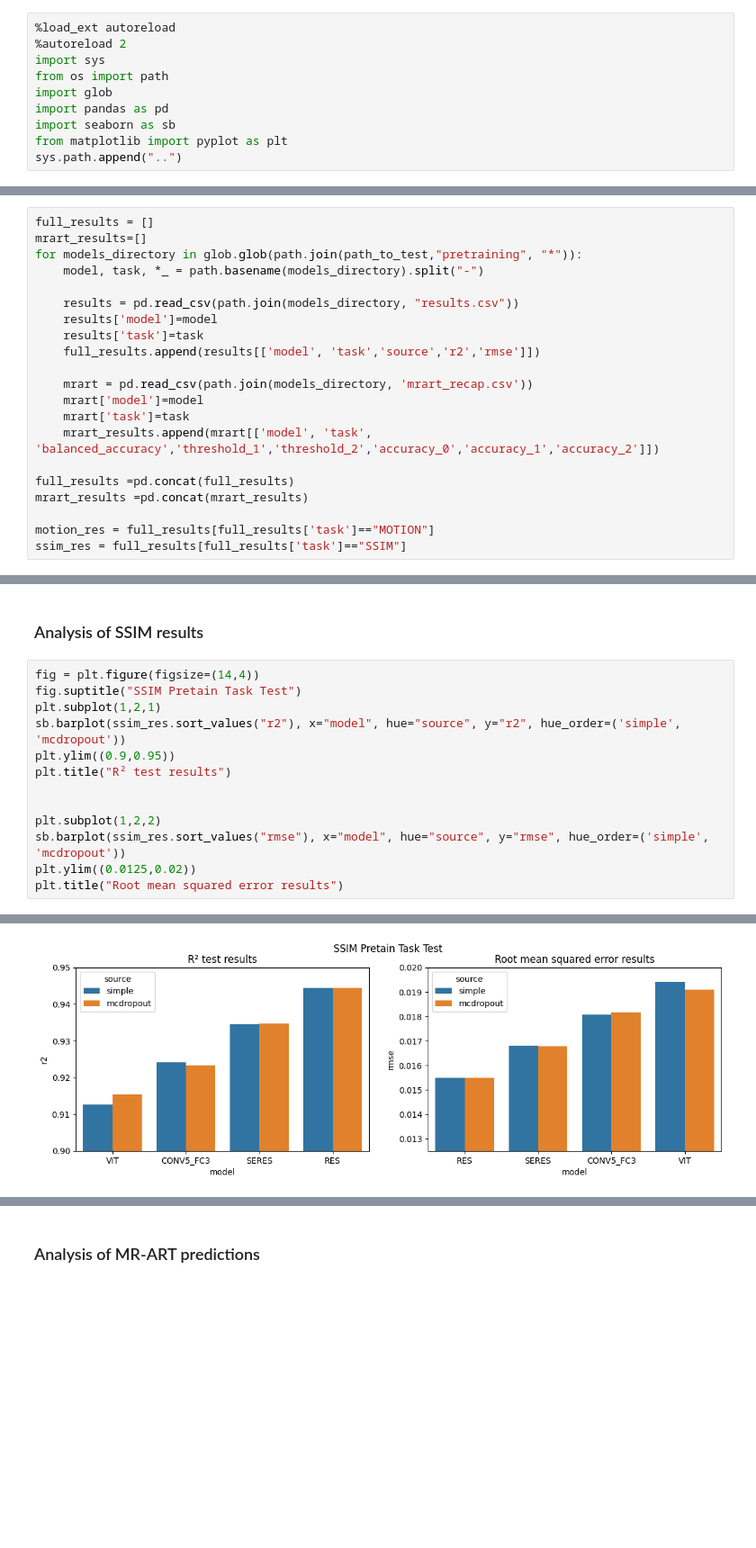
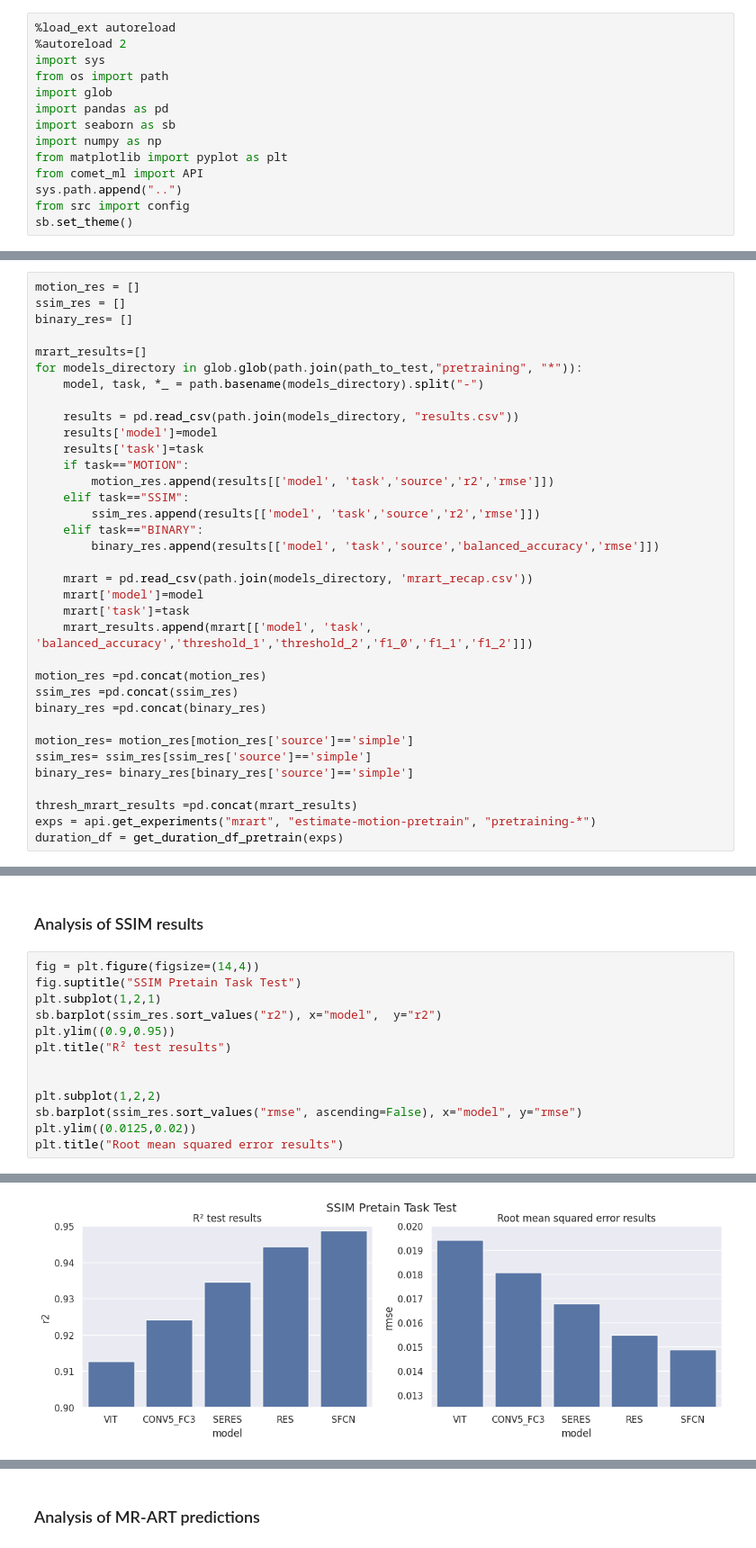
Before and after one commit to chbricout/motiondetector, a Jupyter notebook: notebooks/test_models.ipynb, the cells around one changed output, grey strips where cells are left out. Shown at 90% size. Saved outputs shown, nothing was run; the diff lists cells and outputs as text; blank space fills up the shorter version.

Commit message:
Changing unbalanced configuration

```diff
--- a/notebooks/test_models.ipynb
+++ b/notebooks/test_models.ipynb
@@ -6,5 +6,9 @@ from os import path
 import glob
 import pandas as pd
 import seaborn as sb
+import numpy as np
 from matplotlib import pyplot as plt
+from comet_ml import API
 sys.path.append("..")
+from src import config
+sb.set_theme()
@@ -17,7 +66,10 @@ path_to_test="../test_report"
 # %% [markdown]
 First we will aggregate the results csv obtained on each pretrained model when running `cli.py test pretrain`
 # %%
-full_results = []
+motion_res = []
+ssim_res = []
+binary_res= []
+
 mrart_results=[]
 for models_directory in glob.glob(path.join(path_to_test,"pretraining", "*")):
     model, task, *_ = path.basename(models_directory).split("-")
@@ -25,15 +77,26 @@ for models_directory in glob.glob(path.join(path_to_test,"pretraining", "*")):
     results = pd.read_csv(path.join(models_directory, "results.csv"))
     results['model']=model
     results['task']=task
-    full_results.append(results[['model', 'task','source','r2','rmse']])
+    if task=="MOTION":
+        motion_res.append(results[['model', 'task','source','r2','rmse']])
+    elif task=="SSIM":
+        ssim_res.append(results[['model', 'task','source','r2','rmse']])
+    elif task=="BINARY":
+        binary_res.append(results[['model', 'task','source','balanced_accuracy','rmse']])
 
     mrart = pd.read_csv(path.join(models_directory, 'mrart_recap.csv'))
     mrart['model']=model
     mrart['task']=task
-    mrart_results.append(mrart[['model', 'task', 'balanced_accuracy','threshold_1','threshold_2','accuracy_0','accuracy_1','accuracy_2']])
+    mrart_results.append(mrart[['model', 'task', 'balanced_accuracy','threshold_1','threshold_2','f1_0','f1_1','f1_2']])
 
-full_results =pd.concat(full_results)
-mrart_results =pd.concat(mrart_results)
+motion_res =pd.concat(motion_res)
+ssim_res =pd.concat(ssim_res)
+binary_res =pd.concat(binary_res)
 
-motion_res = full_results[full_results['task']=="MOTION"]
-ssim_res = full_results[full_results['task']=="SSIM"]
+motion_res= motion_res[motion_res['source']=='simple']
+ssim_res= ssim_res[ssim_res['source']=='simple']
+binary_res= binary_res[binary_res['source']=='simple']
+
+thresh_mrart_results =pd.concat(mrart_results)
+exps = api.get_experiments("mrart", "estimate-motion-pretrain", "pretraining-*")
+duration_df = get_duration_df_pretrain(exps)
@@ -67,16 +124,16 @@ Text(0.5, 1.0, 'Root mean squared error test results')
 # %%
 fig = plt.figure(figsize=(14,4))
 fig.suptitle("SSIM Pretain Task Test")
 plt.subplot(1,2,1)
-sb.barplot(ssim_res.sort_values("r2"), x="model", hue="source", y="r2", hue_order=('simple', 'mcdropout'))
+sb.barplot(ssim_res.sort_values("r2"), x="model",  y="r2")
 plt.ylim((0.9,0.95))
 plt.title("R² test results")
 
 
 plt.subplot(1,2,2)
-sb.barplot(ssim_res.sort_values("rmse"), x="model", hue="source", y="rmse", hue_order=('simple', 'mcdropout'))
+sb.barplot(ssim_res.sort_values("rmse", ascending=False), x="model", y="rmse")
 plt.ylim((0.0125,0.02))
 plt.title("Root mean squared error results")
 # %% [output]
 Text(0.5, 1.0, 'Root mean squared error results')
-[figure, old version]
+[figure, new version]
```
Also changed, not shown: parts of 53 cells of this notebook, 31 other files.
